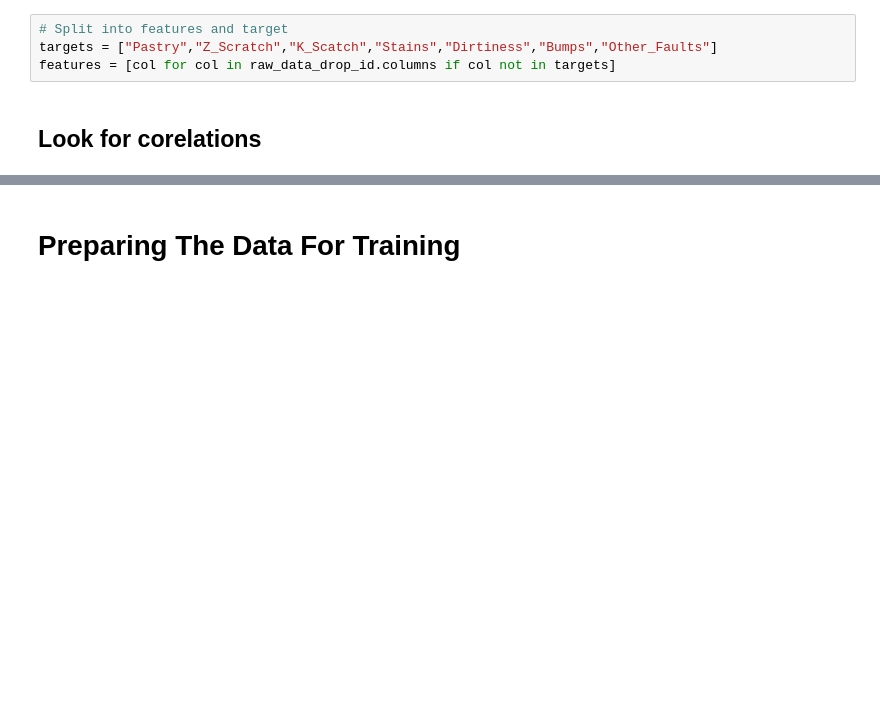
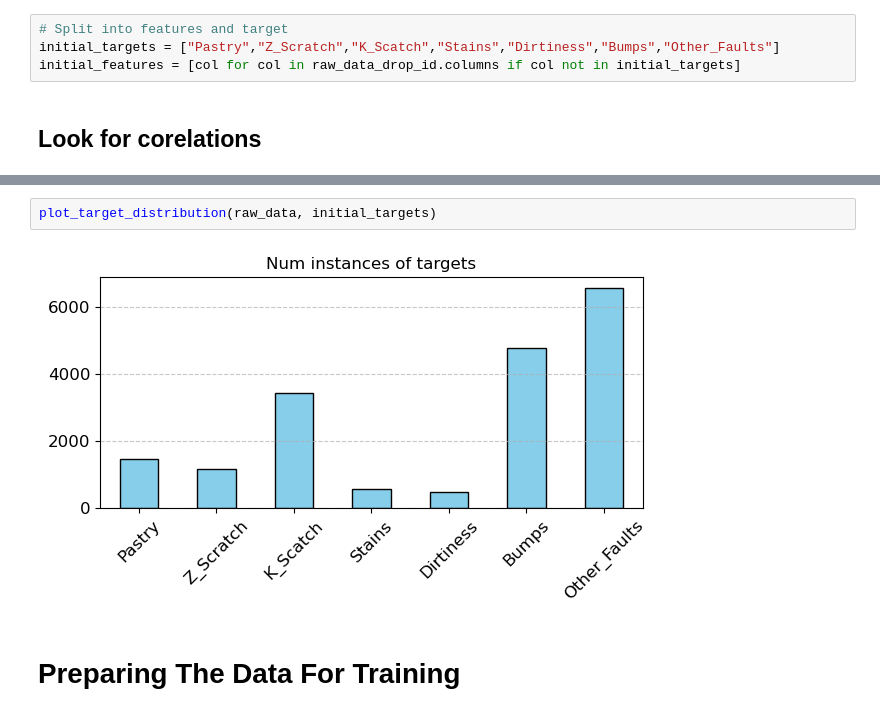
Before and after one commit to Hakonimatata/MachineLearning, a Jupyter notebook: Assignment_1/A1.ipynb, the cells around one changed output, grey strips where cells are left out. Saved outputs shown, nothing was run; the diff lists cells and outputs as text; blank space fills up the shorter version.

```diff
--- a/Assignment_1/A1.ipynb
+++ b/Assignment_1/A1.ipynb
@@ -174,7 +242,7 @@ raw_data_drop_id
 # %%
 # Split into features and target
-targets = ["Pastry","Z_Scratch","K_Scatch","Stains","Dirtiness","Bumps","Other_Faults"]
-features = [col for col in raw_data_drop_id.columns if col not in targets]
+initial_targets = ["Pastry","Z_Scratch","K_Scatch","Stains","Dirtiness","Bumps","Other_Faults"]
+initial_features = [col for col in raw_data_drop_id.columns if col not in initial_targets]
 # %% [markdown]
 ## Look for corelations
 # %%
@@ -191,2 +265,6 @@ plt.show()
+# %%
+plot_target_distribution(raw_data, initial_targets)
+# %% [output]
+[figure, added]
 # %% [markdown]
 # **Preparing The Data For Training**
```
Also changed, not shown: parts of 37 cells of this notebook, 9 other files.
